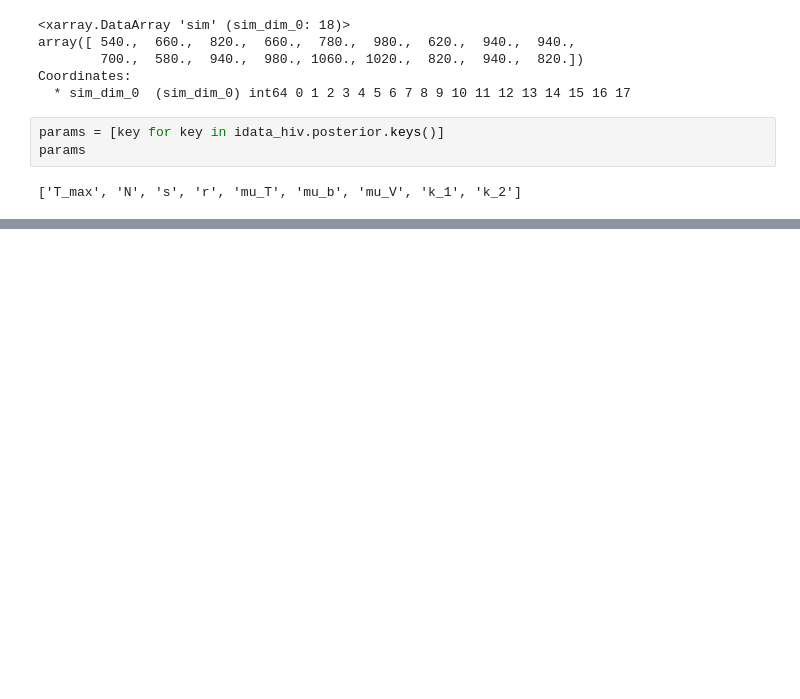
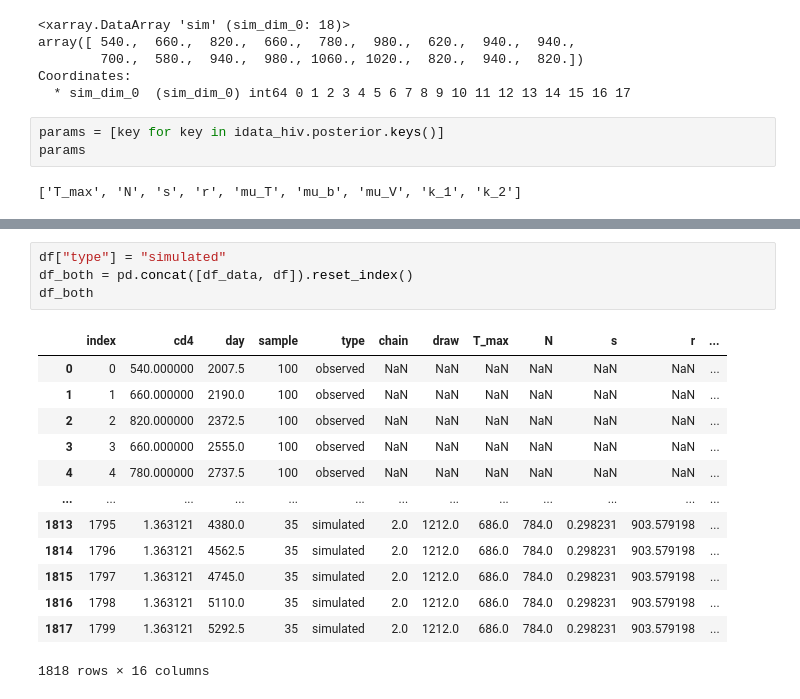
Before and after one commit to kirschner-lab/calipro-lhs-vs-abc-smc, a Jupyter notebook: code/perelson1993pymc-scipy-02_plots.ipynb, the cells around one changed output, grey strips where cells are left out. Saved outputs shown, nothing was run; the diff lists cells and outputs as text; blank space fills up the shorter version.

```diff
--- a/code/perelson1993pymc-scipy-02_plots.ipynb
+++ b/code/perelson1993pymc-scipy-02_plots.ipynb
@@ -204,2 +227,20 @@ df_data = pd.DataFrame({})
+# %%
+df["type"] = "simulated"
+df_both = pd.concat([df_data, df]).reset_index()
+df_both
+# %% [output]
+|  | index | cd4 | day | sample | type | chain | draw | T_max | N | s | r | ... |
+| 0 | 0 | 540.000000 | 2007.5 | 100 | observed | NaN | NaN | NaN | NaN | NaN | NaN | ... |
+| 1 | 1 | 660.000000 | 2190.0 | 100 | observed | NaN | NaN | NaN | NaN | NaN | NaN | ... |
+| 2 | 2 | 820.000000 | 2372.5 | 100 | observed | NaN | NaN | NaN | NaN | NaN | NaN | ... |
+| 3 | 3 | 660.000000 | 2555.0 | 100 | observed | NaN | NaN | NaN | NaN | NaN | NaN | ... |
+| 4 | 4 | 780.000000 | 2737.5 | 100 | observed | NaN | NaN | NaN | NaN | NaN | NaN | ... |
+| ... | ... | ... | ... | ... | ... | ... | ... | ... | ... | ... | ... | ... |
+| 1813 | 1795 | 1.363121 | 4380.0 | 35 | simulated | 2.0 | 1212.0 | 686.0 | 784.0 | 0.298231 | 903.579198 | ... |
+| 1814 | 1796 | 1.363121 | 4562.5 | 35 | simulated | 2.0 | 1212.0 | 686.0 | 784.0 | 0.298231 | 903.579198 | ... |
+| 1815 | 1797 | 1.363121 | 4745.0 | 35 | simulated | 2.0 | 1212.0 | 686.0 | 784.0 | 0.298231 | 903.579198 | ... |
+| 1816 | 1798 | 1.363121 | 5110.0 | 35 | simulated | 2.0 | 1212.0 | 686.0 | 784.0 | 0.298231 | 903.579198 | ... |
+| 1817 | 1799 | 1.363121 | 5292.5 | 35 | simulated | 2.0 | 1212.0 | 686.0 | 784.0 | 0.298231 | 903.579198 | ... |
+1818 rows × 16 columns
 # %%
 (
```
Also changed, not shown: parts of 10 cells of this notebook, 1 other file.
